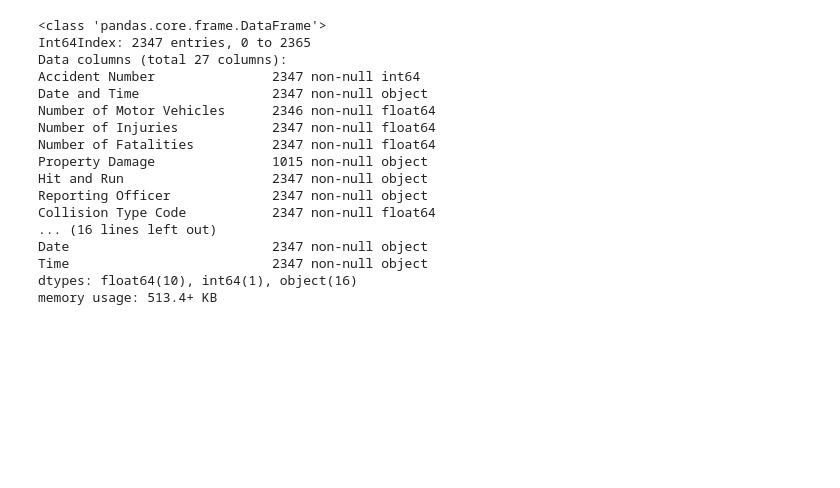
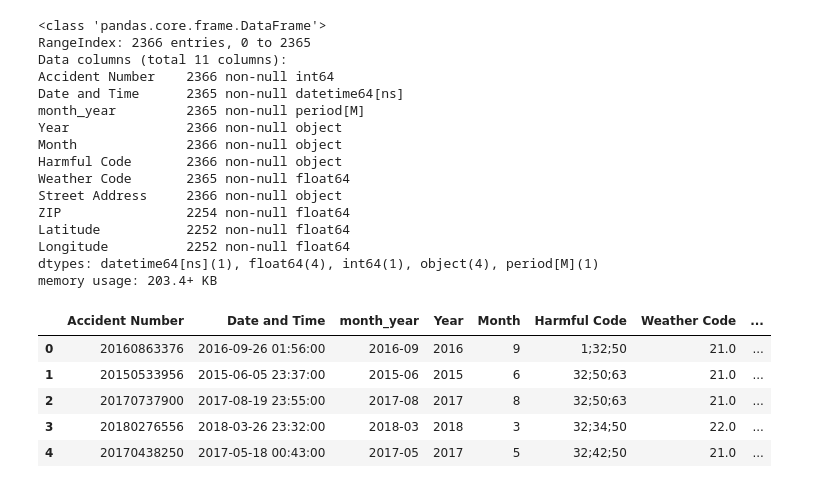
Before and after one commit to icebergmann99/PROJECT-1, a Jupyter notebook: dataframes-deer.ipynb, the cells around one changed output. Cells and saved outputs as stored; diff of their text form; code cells hidden in the pictures; blank space fills up the shorter version.

Commit message:
git commit 	modified:   dataframes-deer.ipynb

```diff
--- a/dataframes-deer.ipynb
+++ b/dataframes-deer.ipynb
@@ -1,10 +1,15 @@
 # %%
 import pandas as pd
 import numpy as np
+import matplotlib.pyplot as plt
+from matplotlib.dates import DateFormatter
+import matplotlib.dates as mdates
+import datetime as dt
+
 
 # The path to our CSV file
 file = "Resources/nashville-crash-data-deer.csv"
 
 # Read our CSV data into pandas
-df = pd.read_csv(file)
-df.head()
+df = pd.read_csv(file, parse_dates = ['Date and Time'])
+#df.head()
@@ -61,6 +64,0 @@ Name: Date and Time, Length: 2365, dtype: object
-# %%
-#Split date/time into separate date and time columns
-new= df["Date and Time"].str.split(" ", expand = True)
-df["Date"] = new[0]
-df["Time"] = new[1]#+new[2]
-new.head(), df.head()
@@ -85,25 +65,41 @@ new.head(), df.head()
 # %%
 #Remove any rows dated before 2010
-reduced_deer_df = df.loc[(
-    pd.to_datetime(df["Date"]) > pd.Timestamp('12/31/2009'))]
+#reduced_deer_df = df.loc(["Date and Time"] > pd.datetime(12/31/2009))
 #reduced_df.count()
-reduced_deer_df.info()
+#reduced_deer_df.info()
 #reduced_df.describe()
-# %% [output]
-<class 'pandas.core.frame.DataFrame'>
-Int64Index: 2347 entries, 0 to 2365
-Data columns (total 27 columns):
-Accident Number               2347 non-null int64
-Date and Time                 2347 non-null object
-Number of Motor Vehicles      2346 non-null float64
-Number of Injuries            2347 non-null float64
-Number of Fatalities          2347 non-null float64
-Property Damage               1015 non-null object
-Hit and Run                   2347 non-null object
-Reporting Officer             2347 non-null object
-Collision Type Code           2347 non-null float64
-... (16 lines left out)
-Date                          2347 non-null object
-Time                          2347 non-null object
-dtypes: float64(10), int64(1), object(16)
-memory usage: 513.4+ KB
+# %%
+df['month_year'] = df['Date and Time'].dt.to_period('M')
+df['Year'] = pd.DatetimeIndex(df['Date and Time']).year.astype(str)
+df['Year'] = df['Year'].astype(str).replace('\.0', '', regex=True)
+df['Month'] = pd.DatetimeIndex(df['Date and Time']).month.astype(str)
+df['Month'] = df['Month'].astype(str).replace('\.0', '', regex=True)
+# %%
+deer_df = df[['Accident Number', 'Date and Time', 'month_year', 'Year', 'Month', 'Harmful Code', 'Weather Code', 'Street Address', 'ZIP',
+                'Latitude', 'Longitude']]
+#deer_df.set_index['Date and Time']
+deer_df.info()
+deer_df.head()
+# %% [output]
+<class 'pandas.core.frame.DataFrame'>
+RangeIndex: 2366 entries, 0 to 2365
+Data columns (total 11 columns):
+Accident Number    2366 non-null int64
+Date and Time      2365 non-null datetime64[ns]
+month_year         2365 non-null period[M]
+Year               2366 non-null object
+Month              2366 non-null object
+Harmful Code       2366 non-null object
+Weather Code       2365 non-null float64
+Street Address     2366 non-null object
+ZIP                2254 non-null float64
+Latitude           2252 non-null float64
+Longitude          2252 non-null float64
+dtypes: datetime64[ns](1), float64(4), int64(1), object(4), period[M](1)
+memory usage: 203.4+ KB
+|  | Accident Number | Date and Time | month_year | Year | Month | Harmful Code | Weather Code | ... |
+| 0 | 20160863376 | 2016-09-26 01:56:00 | 2016-09 | 2016 | 9 | 1;32;50 | 21.0 | ... |
+| 1 | 20150533956 | 2015-06-05 23:37:00 | 2015-06 | 2015 | 6 | 32;50;63 | 21.0 | ... |
+| 2 | 20170737900 | 2017-08-19 23:55:00 | 2017-08 | 2017 | 8 | 32;50;63 | 21.0 | ... |
+| 3 | 20180276556 | 2018-03-26 23:32:00 | 2018-03 | 2018 | 3 | 32;34;50 | 22.0 | ... |
+| 4 | 20170438250 | 2017-05-18 00:43:00 | 2017-05 | 2017 | 5 | 32;42;50 | 21.0 | ... |
```
Also changed, not shown: parts of 9 cells of this notebook.
